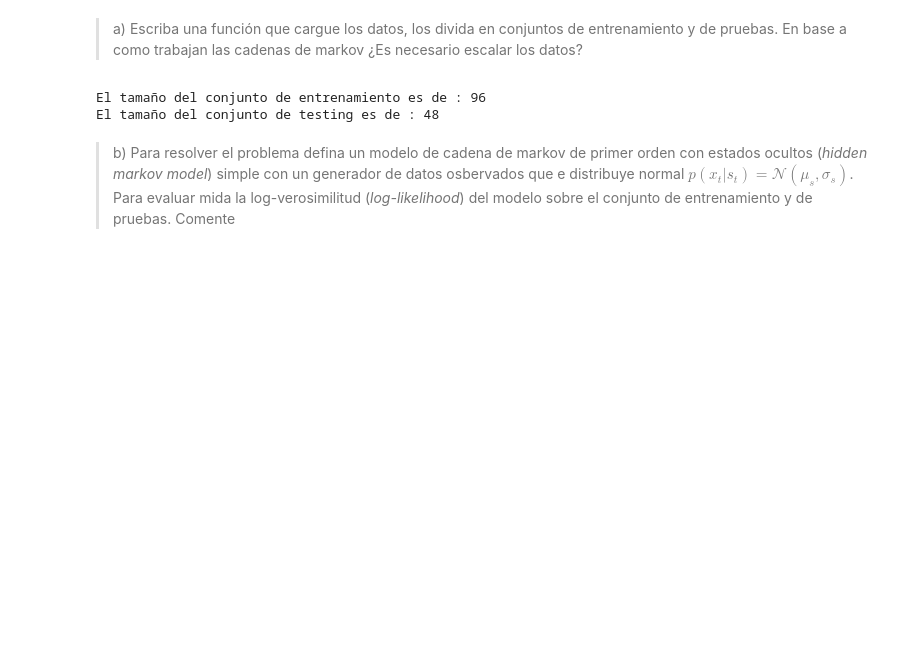
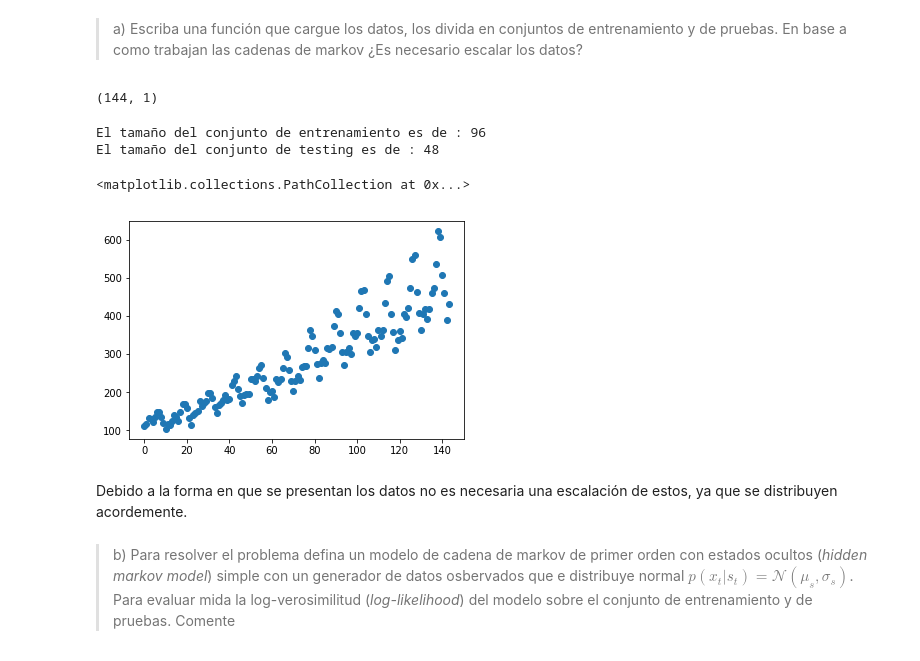
Before and after one commit to LeMythedeSisyphe/MachineLearning-Tarea3, a Jupyter notebook: MachineLaerning-Tarea3.ipynb, the cells around one changed output. Cells and saved outputs as stored; diff of their text form; code cells hidden in the pictures; blank space fills up the shorter version.

```diff
--- a/MachineLaerning-Tarea3.ipynb
+++ b/MachineLaerning-Tarea3.ipynb
@@ -725,12 +725,21 @@ name_f = "international-airline-passengers.csv"
 dataframe = pd.read_csv(name_f,sep=',',usecols=[1],engine='python',skipfooter = 3)
 dataframe[:] = dataframe[:].astype('float32')
 X_train, X_test = dataframe[:96].values, dataframe[96:].values
+dataframe.shape
+# %% [output]
+(144, 1)
 # %%
 print("El tamaño del conjunto de entrenamiento es de :", X_train.shape[0])
 print("El tamaño del conjunto de testing es de :", X_test.shape[0])
+
+plt.scatter(np.arange(144),dataframe.values)
 # %% [output]
 El tamaño del conjunto de entrenamiento es de : 96
 El tamaño del conjunto de testing es de : 48
+<matplotlib.collections.PathCollection at 0x...>
+[figure, added]
+# %% [markdown]
+Debido a la forma en que se presentan los datos no es necesaria una escalación de estos, ya que se distribuyen acordemente.
 # %% [markdown]
 > b) Para resolver el problema defina un modelo de cadena de markov de primer orden con estados ocultos (*hidden markov model*) simple con un generador de datos osbervados que e distribuye normal $p(x_t|s_t)=\mathcal{N}(\mu_{s},\sigma_{s})$. Para evaluar mida la log-verosimilitud (*log-likelihood*) del modelo sobre el conjunto de entrenamiento y de pruebas. Comente
 # %%
```
